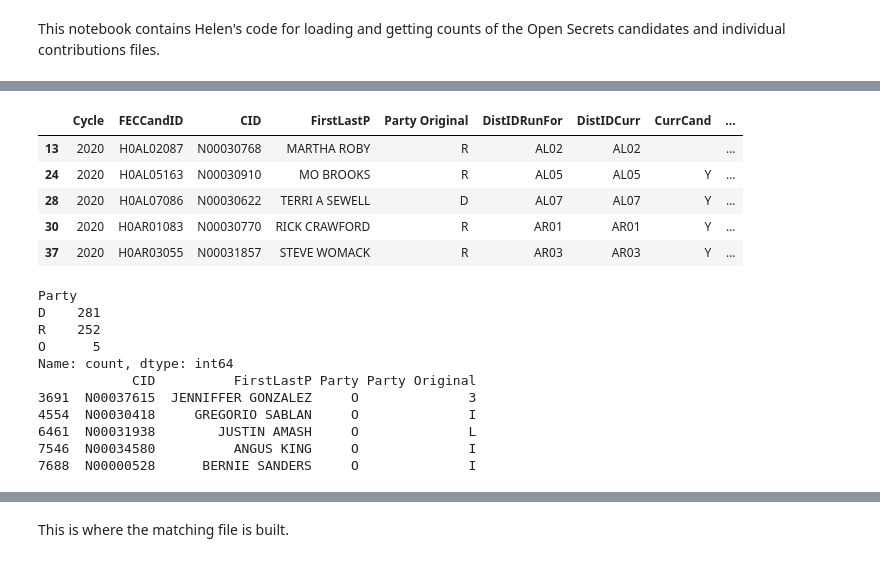
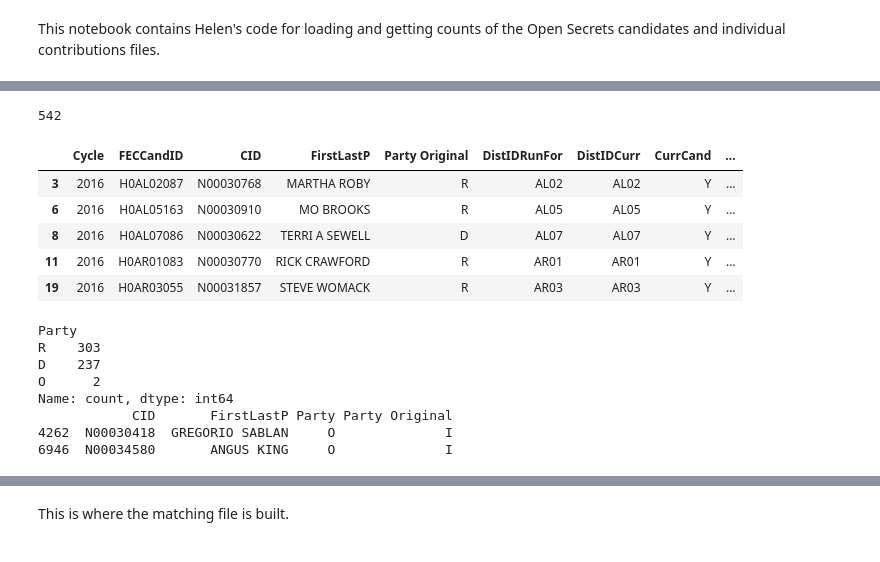
Before and after one commit to marobinette/cfd-project-ds1, a Jupyter notebook: notebooks/Open_Secrets_ETL.ipynb, the cells around one changed output, grey strips where cells are left out. Drawn from its saved outputs; the diff is of its cells as text; code cells hidden in the pictures.

```diff
--- a/notebooks/Open_Secrets_ETL.ipynb
+++ b/notebooks/Open_Secrets_ETL.ipynb
@@ -27,22 +27,23 @@ column_names = ["Cycle", "FECCandID", "CID", "FirstLastP",
                 "Party", "DistIDRunFor", "DistIDCurr", "CurrCand",
                 "CycleCand", "CRPICO", "RecipCode", "NoPacs"]
 
-cand_df = pd.read_csv("C:/Users/hefla/Documents/Work/IPS/Area 990/Data Sources/Politicking/cands20.txt",
+cand_raw_df = pd.read_csv("../data/fec/cands16.txt",
                       sep = ",", # separated by commas
                       quotechar = "|", # fields are surrounded by pipes
-                      encoding = "latin1",
+                      # encoding = "latin1",
                       header = None,
                       names = column_names
 )
 
 # Incumbents only
-cand_df["DistIDCurr"] = cand_df["DistIDCurr"].astype(str).str.strip()
-cand_df = cand_df[
-    cand_df["DistIDCurr"].notna() &
-    (cand_df["DistIDCurr"] != "") &
-    (cand_df["DistIDCurr"] != "PRES") &
-    (cand_df["DistIDCurr"].str.lower() != "nan")
+cand_raw_df["DistIDCurr"] = cand_raw_df["DistIDCurr"].astype(str).str.strip()
+cand_raw_df = cand_raw_df[
+    cand_raw_df["DistIDCurr"].notna() &
+    (cand_raw_df["DistIDCurr"] != "") &
+    (cand_raw_df["DistIDCurr"] != "PRES") &
+    (cand_raw_df["DistIDCurr"].str.lower() != "nan")
 ]
 
-cand_df.head()
+print(len(cand_raw_df))
+cand_raw_df.head()
 # %% [output]
@@ -83,5 +87,8 @@ contrib_df.head()
 # %%
 # Field cleanup for candidates table
+
+# Make cand_df as copy of cand_raw_df
+cand_df = cand_raw_df.copy()
 
 # Split the DistIDCurr (current district) field into separate columns for state and district (as integer)
 cand_df["State"] = cand_df["DistIDCurr"].str[0:2]
@@ -100,38 +107,40 @@ cand_df['FirstLastP'] = cand_df.apply(
 cand_df.rename(columns={"Party": "Party Original"}, inplace = True)
 cand_df["Party"] = (
     cand_df["Party Original"]
     .fillna("")
     .astype(str)
     .str[0]
     .str.upper()
     .map({"D": "D", "R": "R"})
     .fillna("O")
 )
 
 # Strip off any remaining single-character codes of D, R, 3, or I surrounded by parentheses
 # at the end of candidate names (leaving all other things in parentheses intact)
 cand_df['FirstLastP'] = cand_df['FirstLastP'].str.replace(
     r"\s*\((D|R|3|I)\)$", "", regex=True
 )
 
 # Trim off any trailing whitespaces from LsatFirstP
 cand_df['FirstLastP'] = cand_df['FirstLastP'].str.strip()
 
 # Make sure the candidate full name, party, and state fields are uppercased
 cand_df["FirstLastP"] = cand_df["FirstLastP"].str.upper()
 cand_df["Party"] = cand_df["Party"].str.upper()
 cand_df["State"] = cand_df["State"].str.upper()
 
 # cand_df.info()
 # print(cand_df.columns)
+print(len(cand_df))
 cand_df.head()
 # %% [output]
+542
 |  | Cycle | FECCandID | CID | FirstLastP | Party Original | DistIDRunFor | DistIDCurr | CurrCand | ... |
-| 13 | 2020 | H0AL02087 | N00030768 | MARTHA ROBY | R | AL02 | AL02 |  | ... |
-| 24 | 2020 | H0AL05163 | N00030910 | MO BROOKS | R | AL05 | AL05 | Y | ... |
-| 28 | 2020 | H0AL07086 | N00030622 | TERRI A SEWELL | D | AL07 | AL07 | Y | ... |
-| 30 | 2020 | H0AR01083 | N00030770 | RICK CRAWFORD | R | AR01 | AR01 | Y | ... |
-| 37 | 2020 | H0AR03055 | N00031857 | STEVE WOMACK | R | AR03 | AR03 | Y | ... |
+| 3 | 2016 | H0AL02087 | N00030768 | MARTHA ROBY | R | AL02 | AL02 | Y | ... |
+| 6 | 2016 | H0AL05163 | N00030910 | MO BROOKS | R | AL05 | AL05 | Y | ... |
+| 8 | 2016 | H0AL07086 | N00030622 | TERRI A SEWELL | D | AL07 | AL07 | Y | ... |
+| 11 | 2016 | H0AR01083 | N00030770 | RICK CRAWFORD | R | AR01 | AR01 | Y | ... |
+| 19 | 2016 | H0AR03055 | N00031857 | STEVE WOMACK | R | AR03 | AR03 | Y | ... |
 # %%
 # QC of third party politicians
 print(cand_df["Party"].value_counts())
@@ -143,16 +152,13 @@ print(indie_rows[["CID", "FirstLastP", "Party", "Party Original"]])
 # print(dcinbox_3p_df)
 # %% [output]
 Party
-D    281
-R    252
-O      5
+R    303
+D    237
+O      2
 Name: count, dtype: int64
-            CID          FirstLastP Party Party Original
-3691  N00037615  JENNIFFER GONZALEZ     O              3
-4554  N00030418     GREGORIO SABLAN     O              I
-6461  N00031938        JUSTIN AMASH     O              L
-7546  N00034580          ANGUS KING     O              I
-7688  N00000528      BERNIE SANDERS     O              I
+            CID       FirstLastP Party Party Original
+4262  N00030418  GREGORIO SABLAN     O              I
+6946  N00034580       ANGUS KING     O              I
 # %%
 # QC of contribution date before filtering
 contrib_df["Date"] = pd.to_datetime(contrib_df["Date"], errors='coerce')
```
Also changed, not shown: parts of 17 cells of this notebook, 3 other files.
